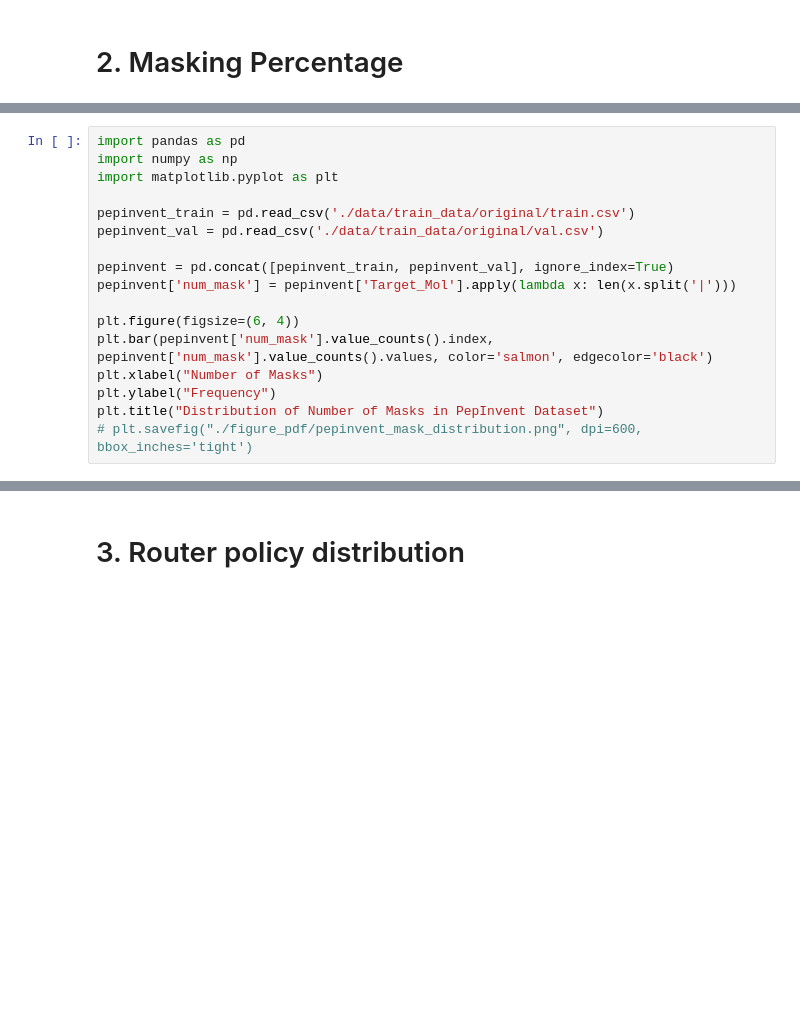
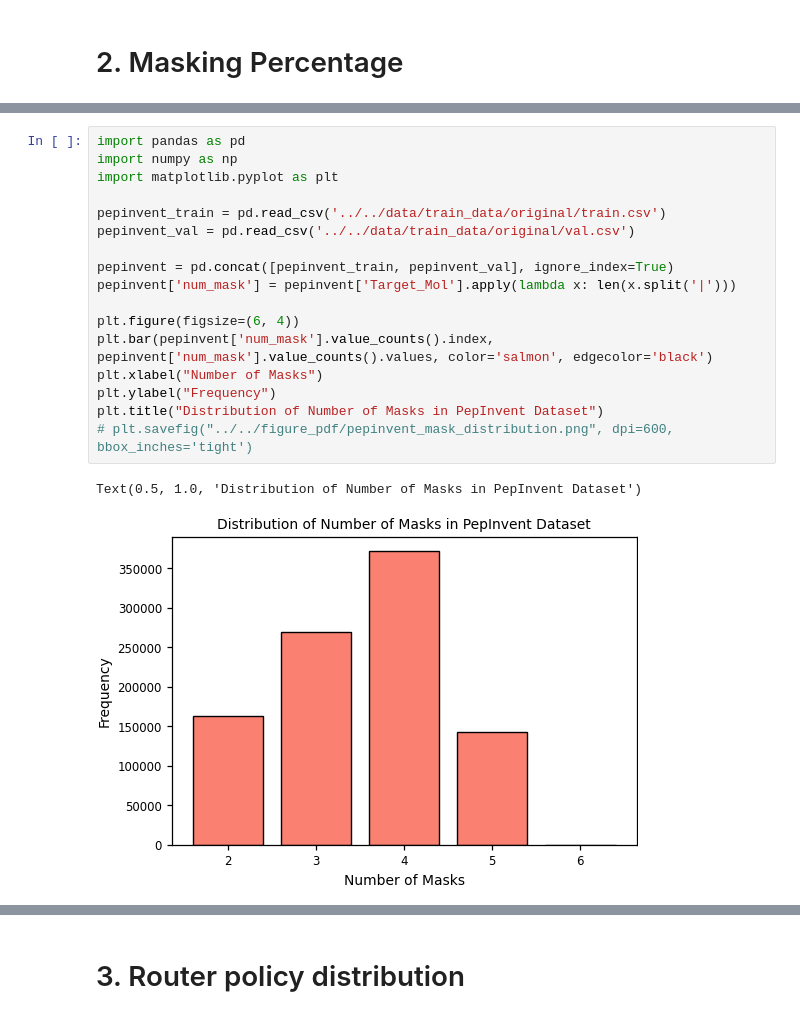
Before and after one commit to MSDLLCpapers/PepEvolve, a Jupyter notebook: tools/notebook/manuscript-figure.ipynb, the cells around one changed output, grey strips where cells are left out. Drawn from its saved outputs; the diff is of its cells as text; blank space fills up the shorter version.

```diff
--- a/tools/notebook/manuscript-figure.ipynb
+++ b/tools/notebook/manuscript-figure.ipynb
@@ -103,18 +214,21 @@ plt.show()
 # %%
 import pandas as pd
 import numpy as np
 import matplotlib.pyplot as plt
 
-pepinvent_train = pd.read_csv('./data/train_data/original/train.csv')
-pepinvent_val = pd.read_csv('./data/train_data/original/val.csv')
+pepinvent_train = pd.read_csv('../../data/train_data/original/train.csv')
+pepinvent_val = pd.read_csv('../../data/train_data/original/val.csv')
 
 pepinvent = pd.concat([pepinvent_train, pepinvent_val], ignore_index=True)
 pepinvent['num_mask'] = pepinvent['Target_Mol'].apply(lambda x: len(x.split('|')))
 
 plt.figure(figsize=(6, 4))
 plt.bar(pepinvent['num_mask'].value_counts().index, pepinvent['num_mask'].value_counts().values, color='salmon', edgecolor='black')
 plt.xlabel("Number of Masks")
 plt.ylabel("Frequency")
 plt.title("Distribution of Number of Masks in PepInvent Dataset")
-# plt.savefig("./figure_pdf/pepinvent_mask_distribution.png", dpi=600, bbox_inches='tight')
+# plt.savefig("../../figure_pdf/pepinvent_mask_distribution.png", dpi=600, bbox_inches='tight')
+# %% [output]
+Text(0.5, 1.0, 'Distribution of Number of Masks in PepInvent Dataset')
+[figure, added]
 # %%
```
Also changed, not shown: parts of 37 cells of this notebook, 18 other files.
